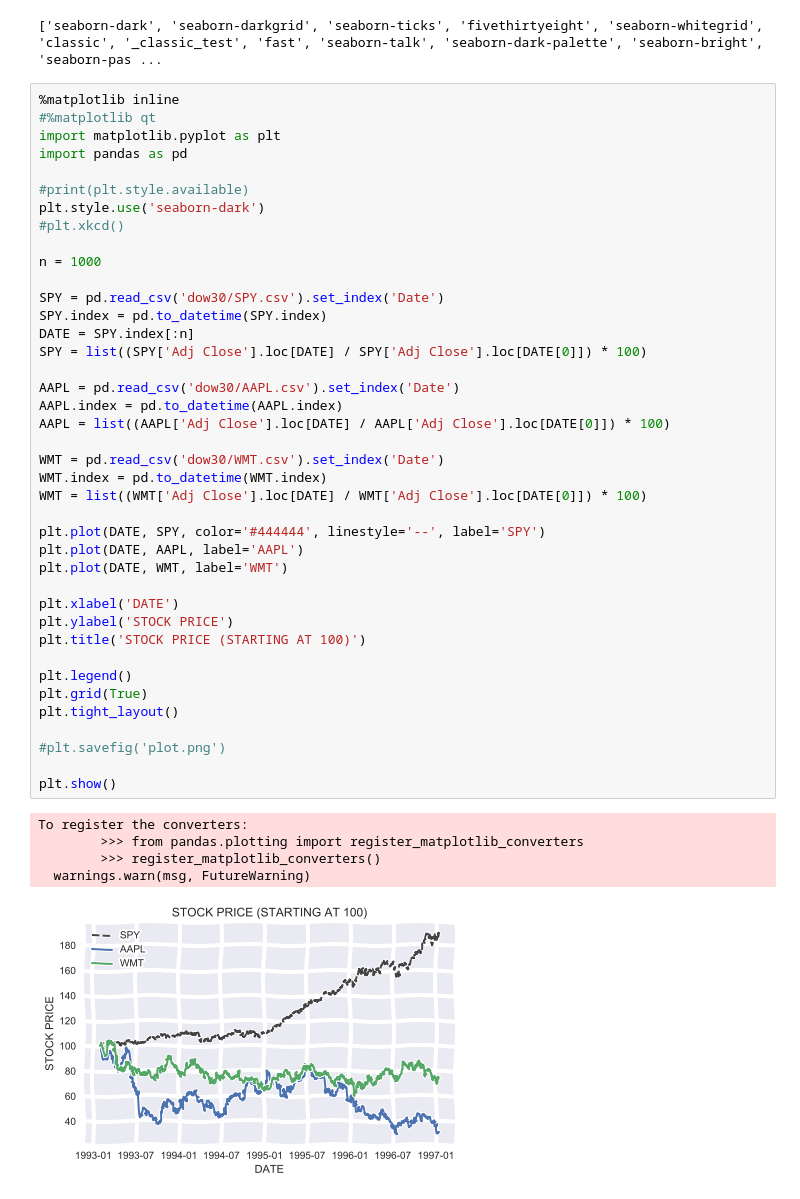
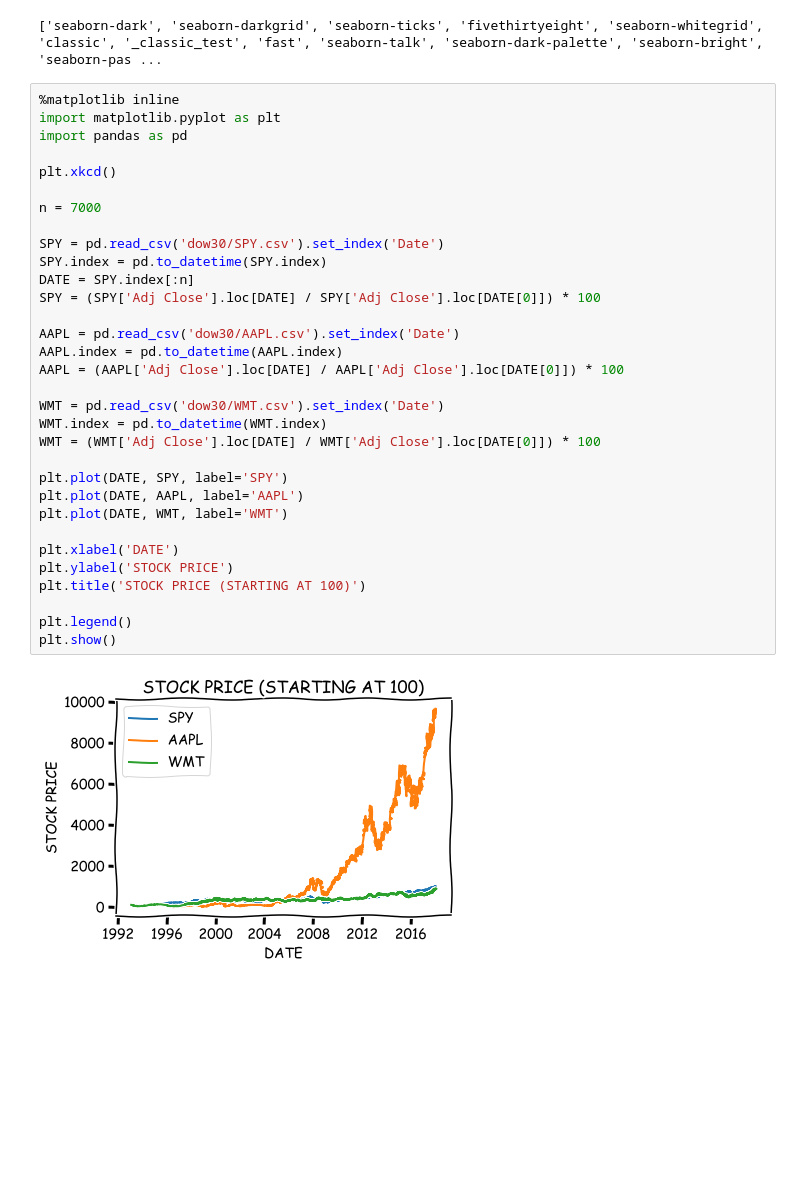
Before and after one commit to ForkManager/Forked-matplotlib, a Jupyter notebook: plt.plot_Corey_Schafer/main.ipynb, the cells around one changed output. Saved outputs shown, nothing was run; the diff lists cells and outputs as text; blank space fills up the shorter version.

```diff
--- a/plt.plot_Corey_Schafer/main.ipynb
+++ b/plt.plot_Corey_Schafer/main.ipynb
@@ -41,47 +41,35 @@ print(plt.style.available)
 ['seaborn-dark', 'seaborn-darkgrid', 'seaborn-ticks', 'fivethirtyeight', 'seaborn-whitegrid', 'classic', '_classic_test', 'fast', 'seaborn-talk', 'seaborn-dark-palette', 'seaborn-bright', 'seaborn-pas ...
 # %%
 %matplotlib inline
-#%matplotlib qt
 import matplotlib.pyplot as plt
 import pandas as pd
 
-#print(plt.style.available)
-plt.style.use('seaborn-dark')
-#plt.xkcd()
+plt.xkcd()
 
-n = 1000
+n = 7000
 
 SPY = pd.read_csv('dow30/SPY.csv').set_index('Date')
 SPY.index = pd.to_datetime(SPY.index)
 DATE = SPY.index[:n]
-SPY = list((SPY['Adj Close'].loc[DATE] / SPY['Adj Close'].loc[DATE[0]]) * 100)
+SPY = (SPY['Adj Close'].loc[DATE] / SPY['Adj Close'].loc[DATE[0]]) * 100
 
 AAPL = pd.read_csv('dow30/AAPL.csv').set_index('Date')
 AAPL.index = pd.to_datetime(AAPL.index)
-AAPL = list((AAPL['Adj Close'].loc[DATE] / AAPL['Adj Close'].loc[DATE[0]]) * 100)
+AAPL = (AAPL['Adj Close'].loc[DATE] / AAPL['Adj Close'].loc[DATE[0]]) * 100
 
 WMT = pd.read_csv('dow30/WMT.csv').set_index('Date')
 WMT.index = pd.to_datetime(WMT.index)
-WMT = list((WMT['Adj Close'].loc[DATE] / WMT['Adj Close'].loc[DATE[0]]) * 100)
+WMT = (WMT['Adj Close'].loc[DATE] / WMT['Adj Close'].loc[DATE[0]]) * 100
 
-plt.plot(DATE, SPY, color='#444444', linestyle='--', label='SPY')
+plt.plot(DATE, SPY, label='SPY')
 plt.plot(DATE, AAPL, label='AAPL')
 plt.plot(DATE, WMT, label='WMT')
 
 plt.xlabel('DATE')
 plt.ylabel('STOCK PRICE')
 plt.title('STOCK PRICE (STARTING AT 100)')
 
 plt.legend()
-plt.grid(True)
-plt.tight_layout()
-
-#plt.savefig('plot.png')
-
 plt.show()
 # %% [output]
-To register the converters:
-        >>> from pandas.plotting import register_matplotlib_converters
-        >>> register_matplotlib_converters()
-  warnings.warn(msg, FutureWarning)
-[figure, old version]
+[figure, new version]
```
